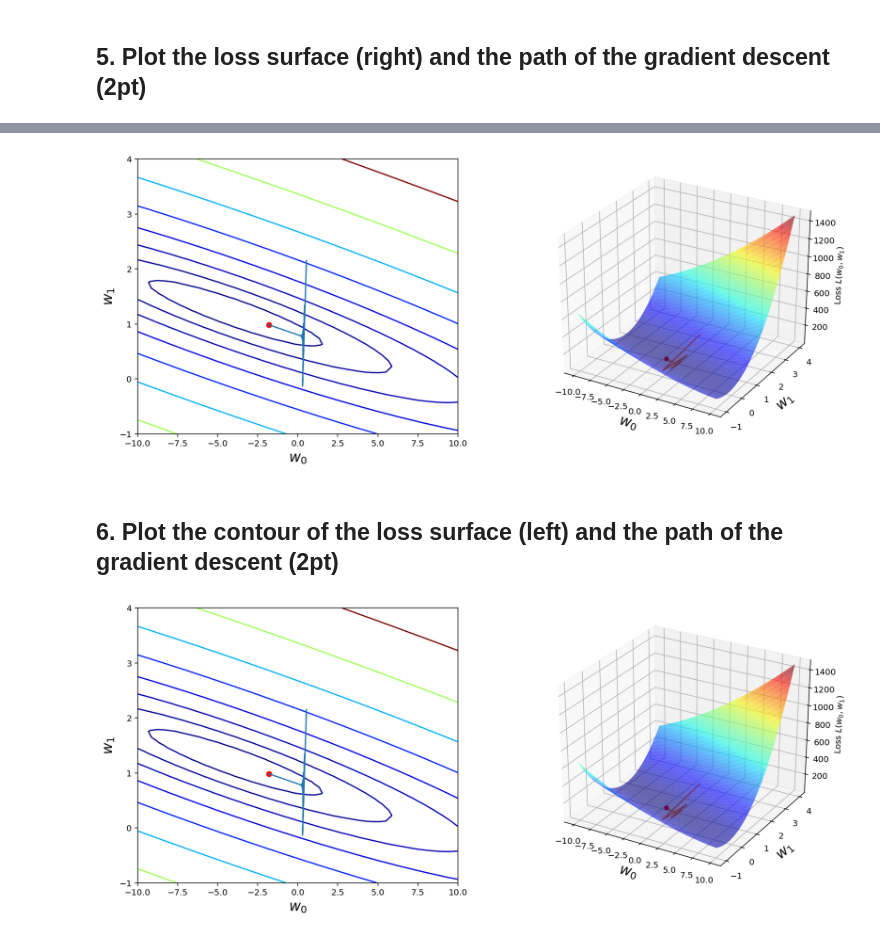
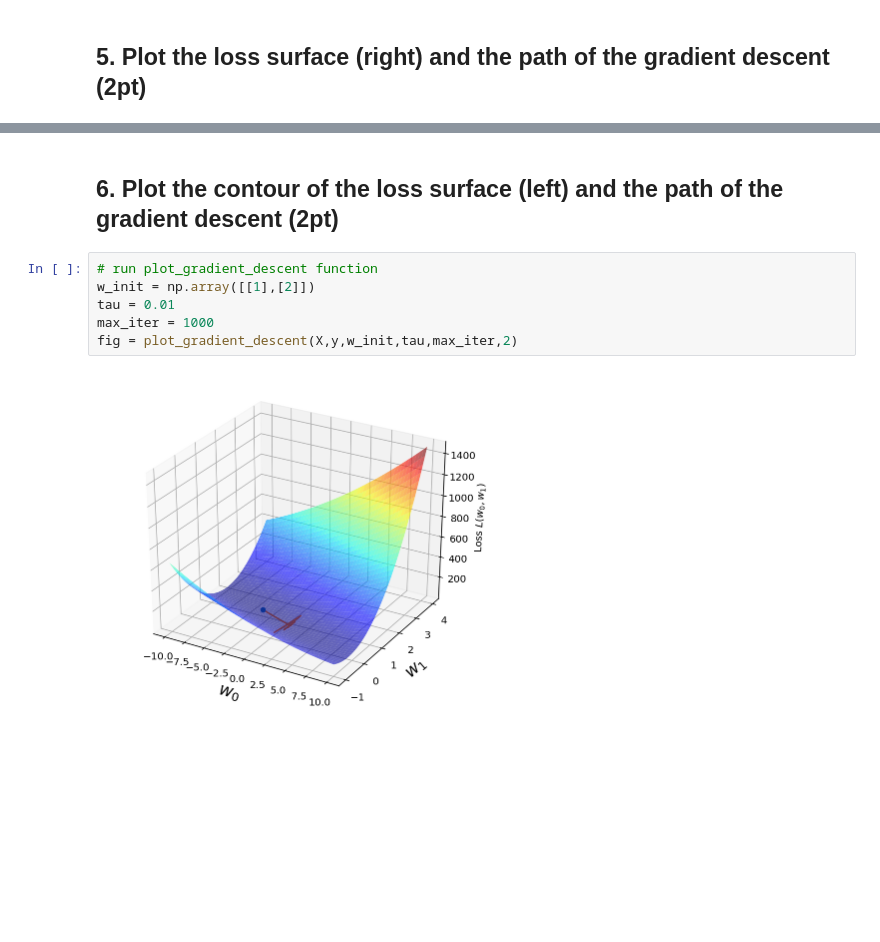
Before and after one commit to nh7881/machine_learning_project_class, a Jupyter notebook: exercise_02/남헌_exercise_02_b.ipynb, the cells around one changed output, grey strips where cells are left out. Saved outputs shown, nothing was run; the diff lists cells and outputs as text; blank space fills up the shorter version.

```diff
--- a/exercise_02/남헌_exercise_02_b.ipynb
+++ b/exercise_02/남헌_exercise_02_b.ipynb
@@ -496,6 +494,10 @@ fig = plot_gradient_descent(X,y,w_init,tau,max_iter)
-# %% [markdown]
-![image.png](attachment:image.png)
 # %% [markdown]
 ## 6. Plot the contour of the loss surface (left) and the path of the gradient descent (2pt)
-# %% [markdown]
-![image.png](attachment:image.png)
+# %%
+# run plot_gradient_descent function
+w_init = np.array([[1],[2]])
+tau = 0.01
+max_iter = 1000
+fig = plot_gradient_descent(X,y,w_init,tau,max_iter,2)
+# %% [output]
+[figure, added]
```
Also changed, not shown: parts of 3 cells of this notebook, 4 other files.
